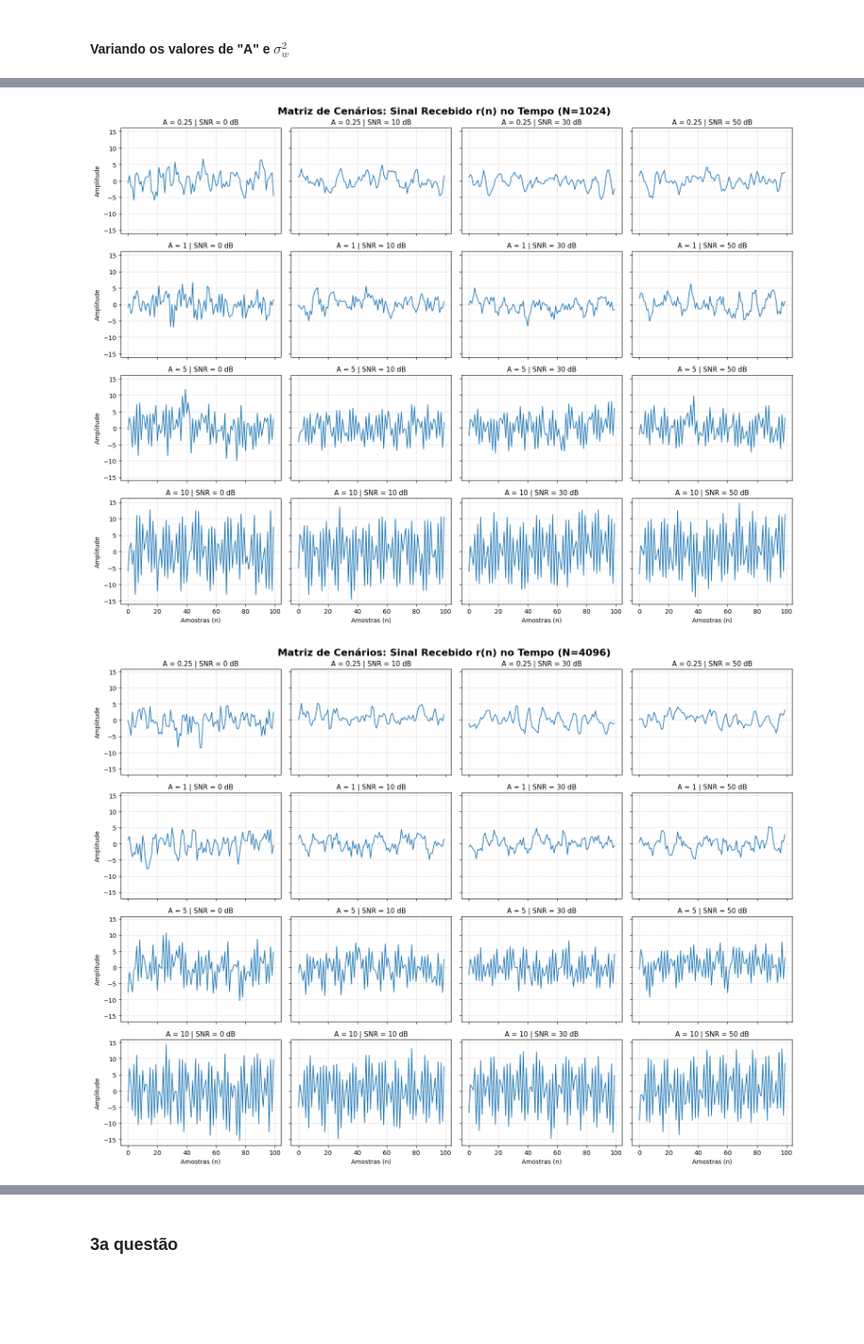
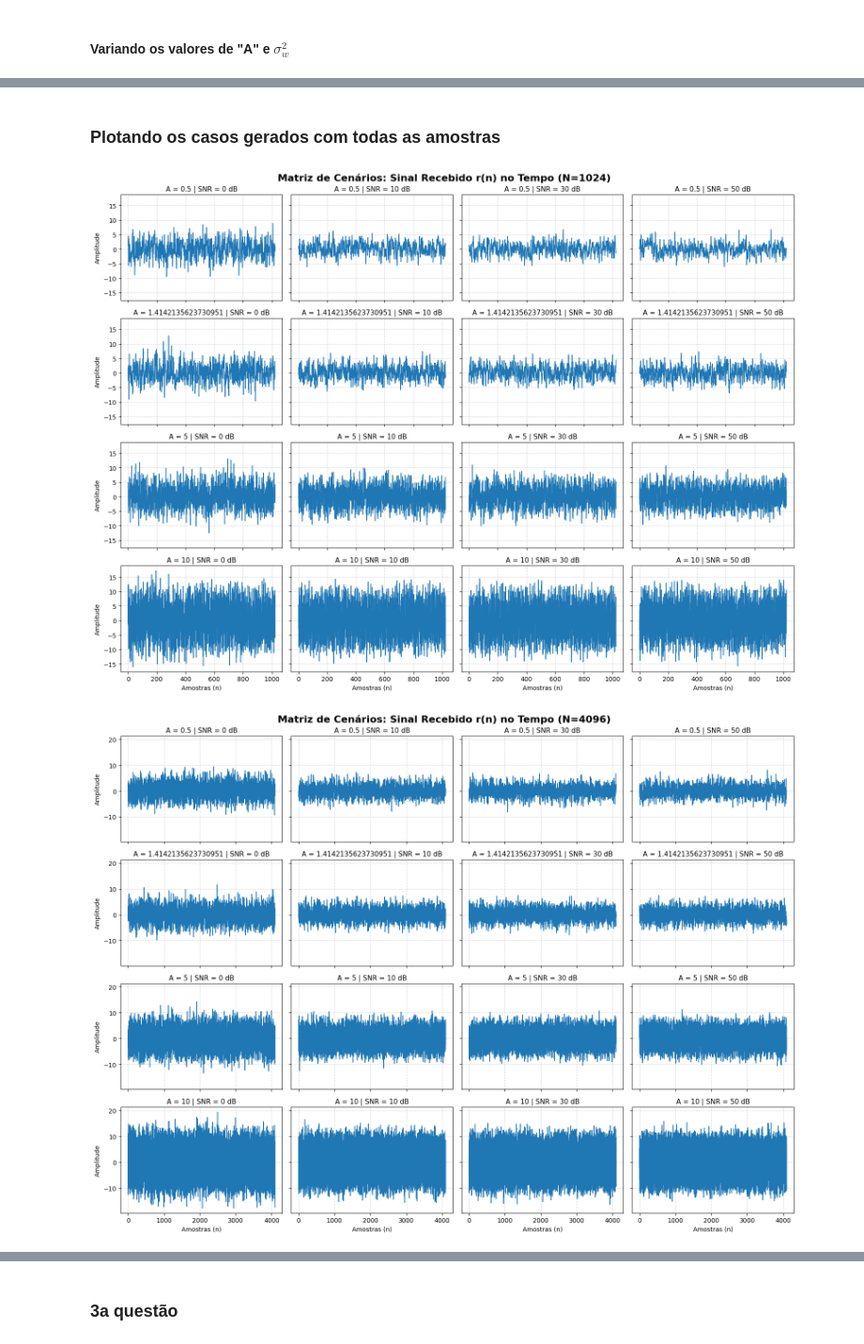
Before and after one commit to mateusribeirog/StochasticProcesses, a Jupyter notebook: PowerSpectralDensity/main.ipynb, the cells around one changed output, grey strips where cells are left out. Shown at 94% size. Saved outputs shown, nothing was run; the diff lists cells and outputs as text; code cells hidden in the pictures; blank space fills up the shorter version.

```diff
--- a/PowerSpectralDensity/main.ipynb
+++ b/PowerSpectralDensity/main.ipynb
@@ -99,5 +136,36 @@ plt.show()
 # %%
-As = [0.25, 1, 5, 10]
+As = [0.5, np.sqrt(2), 5, 10]
 dbs = [0, 10, 30, 50]
-ar2s_1024 = [ar2(n1,a, db) for a in As for db in dbs]
-ar2s_4096 = [ar2(n2,a, db) for a in As for db in dbs]
+# ar2s_1024 = [ar2(n1,a, db) for a in As for db in dbs]
+# ar2s_4096 = [ar2(n2,a, db) for a in As for db in dbs]
+
+sinais_1024 = []
+sinais_4096 = []
+
+linhas_1024 = []
+linhas_4096 = []
+
+w1, w2, w3, w4 = 14, 19, 21, 28
+
+for a in As:
+    for db in dbs:
+        r_1024, var_1024 = ar2(n1, a, snr_db=db)
+        sinais_1024.append((a, db, r_1024))
+
+        r_4096, var_4096 = ar2(n2, a, snr_db=db)
+        sinais_4096.append((a, db, r_4096))
+
+        a_str = f"√2" if np.isclose(a, np.sqrt(2)) else f"{a:.1f}"
+
+        linhas_1024.append(f"| {'1024':^{w1}} | {a_str:^{w2}} | {db:^{w3}} | {var_1024:^{w4}.4f} |")
+        linhas_4096.append(f"| {'4096':^{w1}} | {a_str:^{w2}} | {db:^{w3}} | {var_4096:^{w4}.4f} |")
+
+
+print(f"| {'N':^{w1}} | {'A':^{w2}} | {'SNR utilizado (dB)':^{w3}} | {'Variância ajustável (σ²_w)':^{w4}} |")
+print(f"|{'-'*(w1+2)}|{'-'*(w2+2)}|{'-'*(w3+2)}|{'-'*(w4+2)}|")
+
+for linha in linhas_1024:
+    print(linha)
+
+for linha in linhas_4096:
+    print(linha)
@@ -104,3 +190,5 @@ ar2s_4096 = [ar2(n2,a, db) for a in As for db in dbs]
+# %% [markdown]
+### Plotando os casos gerados com todas as amostras
 # %%
 fig, axes = plt.subplots(nrows=4, ncols=4, figsize=(16, 12), sharex=True, sharey=True)
 fig.suptitle('Matriz de Cenários: Sinal Recebido r(n) no Tempo (N=1024)', fontsize=16, fontweight='bold', y=0.98)
@@ -111,7 +199,9 @@ for i, a in enumerate(As):
     for j, db in enumerate(dbs):
         ax = axes[i, j]
 
-        ax.plot(ar2s_1024[indice_sinal][:100], color='#1f77b4', linewidth=1.2)
+        a_val, db_val, sinal_r = sinais_1024[indice_sinal]
+
+        ax.plot(sinal_r, color='#1f77b4', linewidth=1.2)
 
         ax.set_title(f'A = {a} | SNR = {db} dB', fontsize=11)
         ax.grid(True, linestyle='--', alpha=0.5)
@@ -126,30 +216,31 @@ for i, a in enumerate(As):
 plt.tight_layout()
 plt.show()
 # %% [output]
-[figure, old version]
+[figure, new version]
 # %%
 fig, axes = plt.subplots(nrows=4, ncols=4, figsize=(16, 12), sharex=True, sharey=True)
 fig.suptitle('Matriz de Cenários: Sinal Recebido r(n) no Tempo (N=4096)', fontsize=16, fontweight='bold', y=0.98)
 
 indice_sinal = 0
 
 for i, a in enumerate(As):
     for j, db in enumerate(dbs):
         ax = axes[i, j]
 
-        ax.plot(ar2s_4096[indice_sinal][:100], color='#1f77b4', linewidth=1.2)
+        a_val, db_val, sinal_r = sinais_4096[indice_sinal]
+        ax.plot(sinal_r, color='#1f77b4', linewidth=1.2)
 
         ax.set_title(f'A = {a} | SNR = {db} dB', fontsize=11)
         ax.grid(True, linestyle='--', alpha=0.5)
 
         if i == 3:
             ax.set_xlabel('Amostras (n)')
         if j == 0:
             ax.set_ylabel('Amplitude')
 
         indice_sinal += 1
 
 plt.tight_layout()
 plt.show()
 # %% [output]
-[figure, old version]
+[figure, new version]
```
Also changed, not shown: parts of 15 cells of this notebook, 1 other file.
